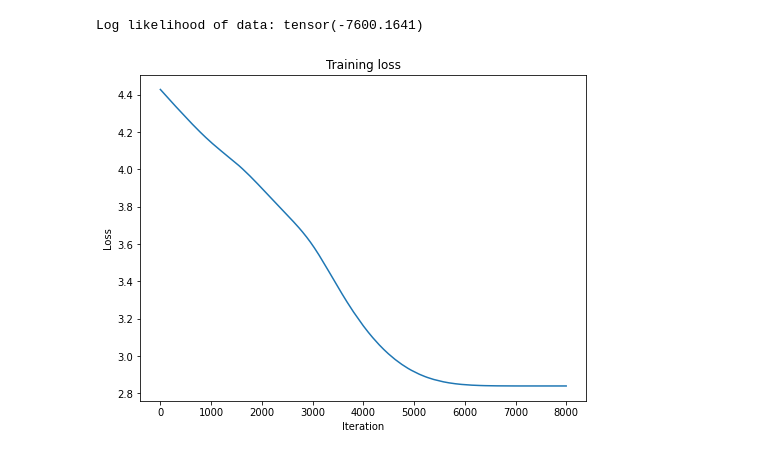
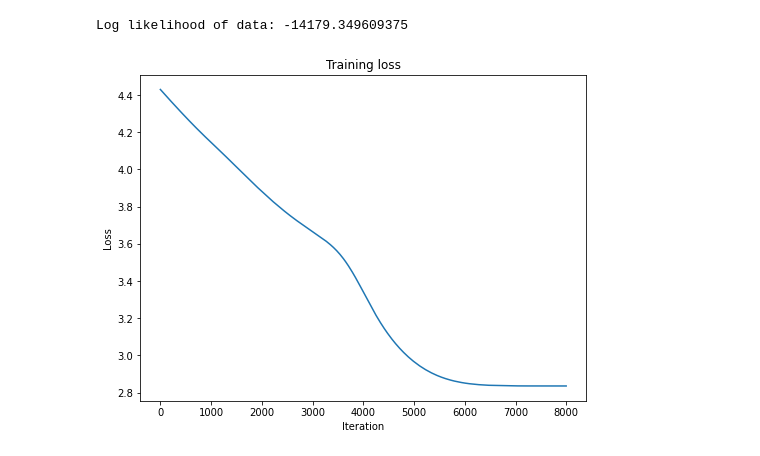
Before and after one commit to jonasvj/TFDE, a Jupyter notebook: gmm_notebook.ipynb, the cells around one changed output. Cells and saved outputs as stored; diff of their text form; code cells hidden in the pictures.

Commit message:
Change density method + refactor

```diff
--- a/gmm_notebook.ipynb
+++ b/gmm_notebook.ipynb
@@ -149,0 +148,28 @@ data = torch.from_numpy(inf_train_gen('8gaussians', batch_size=10000))
+# %%
+def plot_train_loss(model):
+    fig = plt.figure(figsize=(8,6))
+    plt.plot(model.losses)
+    plt.xlabel('Iteration')
+    plt.ylabel('Loss')
+    plt.title('Training loss')
+    plt.show();
+
+
+def plot_density(model, data):
+    x_range, density_eval = model.eval_density_grid(n_points=500)
+    fig, [ax1, ax2] = plt.subplots(nrows=1, ncols=2,
+                                    figsize=(20, 10))
+    # Plot of data and contour lines of density
+    ax1.plot(data[:,0], data[:,1], 'b.', markersize=1)
+    ax1.contour(x_range, x_range, density_eval, colors='red')
+    ax1.set_xlabel('x_1')
+    ax1.set_ylabel('x_2')
+    ax1.set_title('Data and contour lines of density')
+
+    # Color map of density
+    cm = ax2.pcolormesh(x_range, x_range, density_eval, cmap=plt.cm.RdBu_r, shading='auto')
+    cbar = fig.colorbar(cm)
+    ax2.set_xlabel('x_1')
+    ax2.set_ylabel('x_2')
+    ax2.set_title('Heat map of density')
+    plt.show();
@@ -150 +178,5 @@ data = torch.from_numpy(inf_train_gen('8gaussians', batch_size=10000))
+# %%
+# Generate synthetic data
+data = torch.tensor(inf_train_gen('8gaussians', batch_size=5000),
+                    dtype=torch.float)
 # %%
@@ -164,16 +197,11 @@ model.fit_model(data, n_steps=8000)
 # %%
 # Log likelihood of data
-print('Log likelihood of data:', model.log_likelihood(data))
+print('Log likelihood of data:', model.log_likelihood(data).item())
 # %% [output]
-Log likelihood of data: tensor(-7600.1641)
+Log likelihood of data: -14179.349609375
-# %%
-# Plot of training loss
-fig = plt.figure(figsize=(8,6))
-plt.plot(model.losses)
-plt.xlabel('Iteration')
-plt.ylabel('Loss')
-plt.title('Training loss')
-plt.show();
-# %% [output]
-[figure, removed]
+# %%
+# Plot training loss
+plot_train_loss(model)
+# %% [output]
+[figure, added]
 # %%
```
Also changed, not shown: parts of 20 cells of this notebook.
